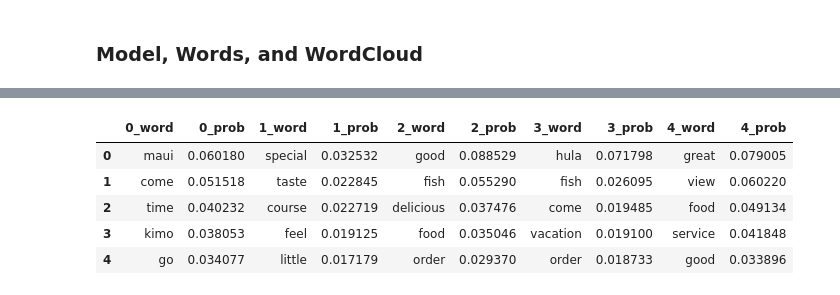
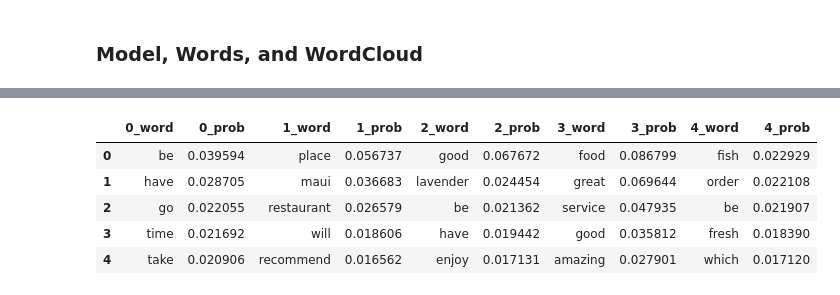
Before and after one commit to metinsenturk/review-analysis, a Jupyter notebook: notebooks/models/1.3-multi-topic-results.ipynb, the cells around one changed output, grey strips where cells are left out. Saved outputs shown, nothing was run; the diff lists cells and outputs as text; code cells hidden in the pictures.

```diff
--- a/notebooks/models/1.3-multi-topic-results.ipynb
+++ b/notebooks/models/1.3-multi-topic-results.ipynb
@@ -105,7 +105,7 @@ pd_topic_frequencies[sorted(pd_topic_frequencies.columns)]
 import itertools
 import ast
 
-df2 = pd.read_csv('../../data/processed/hi_rws_0001_0256_complete.csv', nrows=100)
+df2 = pd.read_csv('../../data/processed/hi_rws_0001_0256_complete.csv', nrows=None)
 revs = df2.norm_tokens_doc.apply(lambda x: ast.literal_eval(x))
 docs = list(itertools.chain(*revs))
 # %%
@@ -173,7 +173,9 @@ obj_name_list = [
 ]
 obj_list = []
 for name in obj_name_list:
-    with open(f'../../model_server/dict_and_matrix/{name}.pkl', 'rb') as f:
-        obj_list.append(pickle.load(f))
+    with open(f'../../model-server/dict_and_matrix/{name}.pkl', 'rb') as f:
+        obj = pickle.load(f)
+        obj_list.append(obj)
+        print(obj)
 
 id2word, doc_term_matrix, doc_term_matrix_random_projections, doc_term_matrix_tfidf, doc_term_matrix_logentropy = obj_list
@@ -179,0 +196,8 @@ id2word, doc_term_matrix, doc_term_matrix_random_projections, doc_term_matrix_tf
+# %%
+import pandas as pd
+import numpy as np
+import matplotlib.pyplot as plt
+
+filepath_hi = '../../data-server/processed/hi_rws_0001_0256_topics.csv'
+df = pd.read_csv(filepath_hi)
+df.info()
@@ -180,10 +237,14 @@ id2word, doc_term_matrix, doc_term_matrix_random_projections, doc_term_matrix_tf
 # %%
+from gensim.models import LdaModel, LsiModel
+from gensim.corpora import Dictionary
+import itertools
+
 models_list = [i.split('_topic_mode')[0] for i in df.columns if i.endswith('topic_mode')]
 loaded_models_list = []
 
-for model in models_list:
-    model_path = f'../../model/{model[:3]}_model/{model}.model'
+for index, model in enumerate(models_list):
+    model_path = f'../../model-server/{model[:3]}_model/{model}.model'
     loaded_model = LdaModel.load(model_path) if model[:3] == 'lda' else LsiModel.load(model_path)
-    print(loaded_model)
+    print(index, loaded_model)
     loaded_models_list.append(loaded_model)
 # %% [output]
@@ -206,21 +284,21 @@ for index, model in enumerate(loaded_models_list):
 # %%
 # make a dataframe from words
-topic_words = loaded_models_list[2].show_topics(num_words=100, formatted=False)
+topic_words = loaded_models_list[7].show_topics(num_words=500, formatted=False)
 
 topics_list = []
 for (topic, word_list) in topic_words:
     temp = pd.DataFrame(word_list, columns=[f'{topic}_word', f'{topic}_prob'])
     topics_list.append(temp)
 pd_topics = pd.concat(topics_list, axis=1)
-pd_topics.to_csv('../../data/processed/hi_rws_0001_0256_topics_words.csv', index=False)
+pd_topics.to_csv('../../data-server/processed/hi_rws_0001_0256_topics_words.csv', index=False)
 pd_topics.head()
 # %% [output]
 |  | 0_word | 0_prob | 1_word | 1_prob | 2_word | 2_prob | 3_word | 3_prob | 4_word | 4_prob |
-| 0 | maui | 0.060180 | special | 0.032532 | good | 0.088529 | hula | 0.071798 | great | 0.079005 |
-| 1 | come | 0.051518 | taste | 0.022845 | fish | 0.055290 | fish | 0.026095 | view | 0.060220 |
-| 2 | time | 0.040232 | course | 0.022719 | delicious | 0.037476 | come | 0.019485 | food | 0.049134 |
-| 3 | kimo | 0.038053 | feel | 0.019125 | food | 0.035046 | vacation | 0.019100 | service | 0.041848 |
-| 4 | go | 0.034077 | little | 0.017179 | order | 0.029370 | order | 0.018733 | good | 0.033896 |
+| 0 | be | 0.039594 | place | 0.056737 | good | 0.067672 | food | 0.086799 | fish | 0.022929 |
+| 1 | have | 0.028705 | maui | 0.036683 | lavender | 0.024454 | great | 0.069644 | order | 0.022108 |
+| 2 | go | 0.022055 | restaurant | 0.026579 | be | 0.021362 | service | 0.047935 | be | 0.021907 |
+| 3 | time | 0.021692 | will | 0.018606 | have | 0.019442 | good | 0.035812 | fresh | 0.018390 |
+| 4 | take | 0.020906 | recommend | 0.016562 | enjoy | 0.017131 | amazing | 0.027901 | which | 0.017120 |
 # %%
 # words in the topics for selected model
 from wordcloud import WordCloud, STOPWORDS
```
Also changed, not shown: parts of 13 cells of this notebook, 1 other file.
